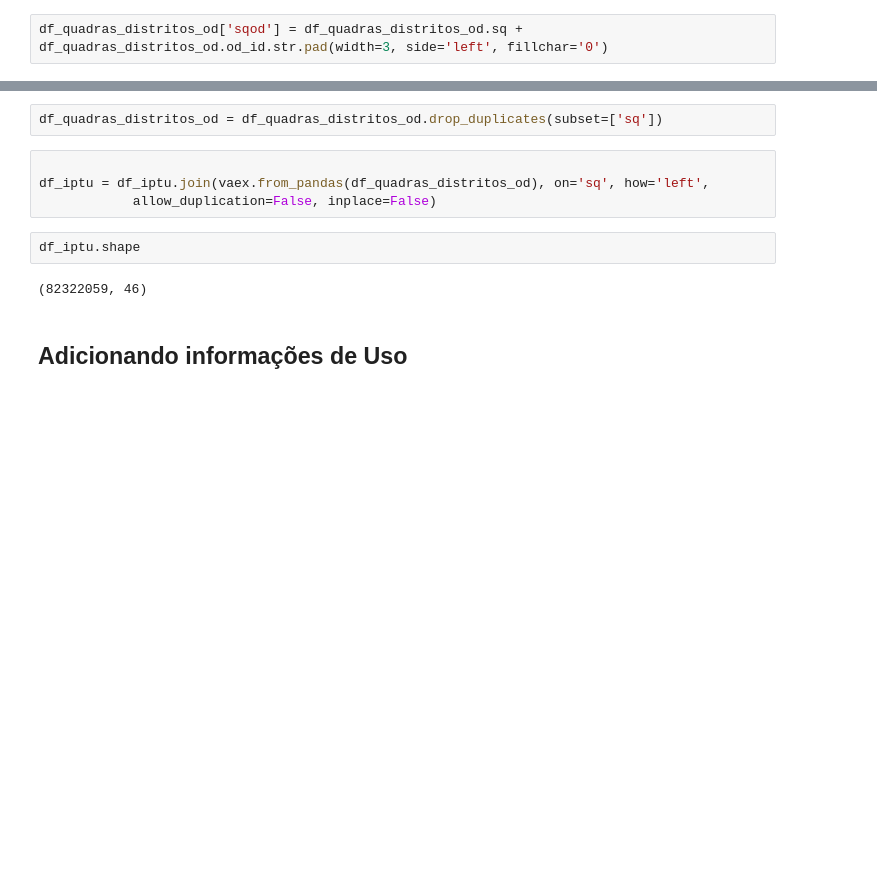
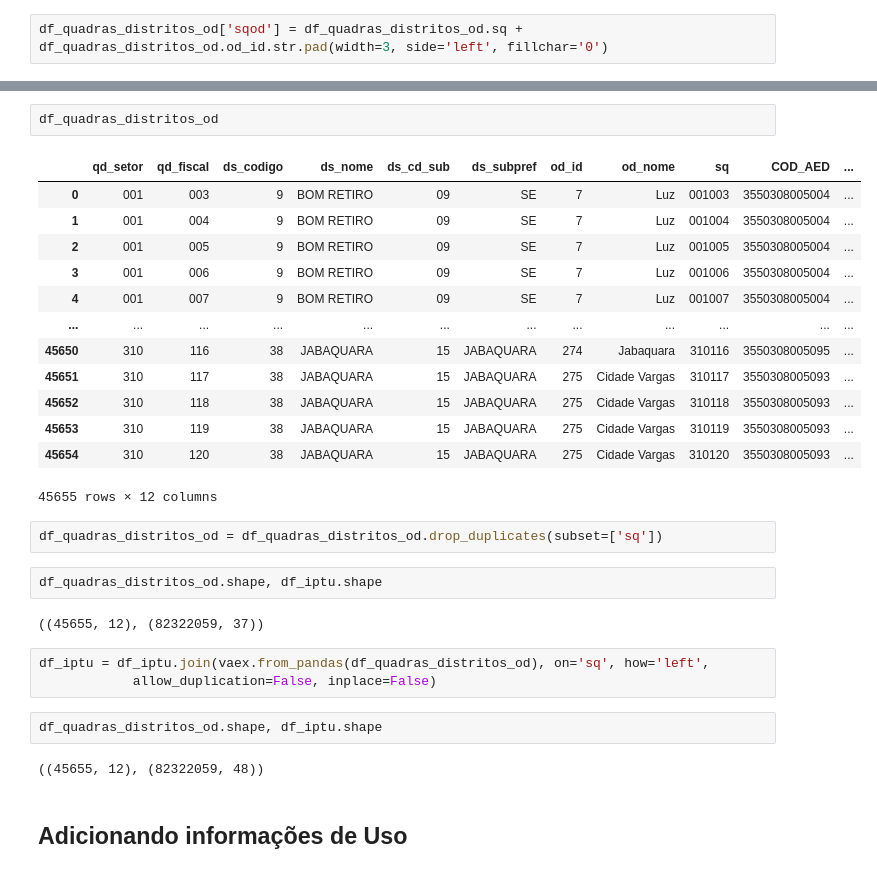
Before and after one commit to cem-usp/dash-iptu, a Jupyter notebook: 01 - Preparando dados do IPTU de 2022.ipynb, the cells around one changed output, grey strips where cells are left out. Drawn from its saved outputs; the diff is of its cells as text; blank space fills up the shorter version.

```diff
--- a/01 - Preparando dados do IPTU de 2022.ipynb
+++ b/01 - Preparando dados do IPTU de 2022.ipynb
@@ -157,13 +186,32 @@ df_quadras_distritos_od.shape
+# %%
+df_quadras_distritos_od
+# %% [output]
+|  | qd_setor | qd_fiscal | ds_codigo | ds_nome | ds_cd_sub | ds_subpref | od_id | od_nome | sq | COD_AED | ... |
+| 0 | 001 | 003 | 9 | BOM RETIRO | 09 | SE | 7 | Luz | 001003 | 3550308005004 | ... |
+| 1 | 001 | 004 | 9 | BOM RETIRO | 09 | SE | 7 | Luz | 001004 | 3550308005004 | ... |
+| 2 | 001 | 005 | 9 | BOM RETIRO | 09 | SE | 7 | Luz | 001005 | 3550308005004 | ... |
+| 3 | 001 | 006 | 9 | BOM RETIRO | 09 | SE | 7 | Luz | 001006 | 3550308005004 | ... |
+| 4 | 001 | 007 | 9 | BOM RETIRO | 09 | SE | 7 | Luz | 001007 | 3550308005004 | ... |
+| ... | ... | ... | ... | ... | ... | ... | ... | ... | ... | ... | ... |
+| 45650 | 310 | 116 | 38 | JABAQUARA | 15 | JABAQUARA | 274 | Jabaquara | 310116 | 3550308005095 | ... |
+| 45651 | 310 | 117 | 38 | JABAQUARA | 15 | JABAQUARA | 275 | Cidade Vargas | 310117 | 3550308005093 | ... |
+| 45652 | 310 | 118 | 38 | JABAQUARA | 15 | JABAQUARA | 275 | Cidade Vargas | 310118 | 3550308005093 | ... |
+| 45653 | 310 | 119 | 38 | JABAQUARA | 15 | JABAQUARA | 275 | Cidade Vargas | 310119 | 3550308005093 | ... |
+| 45654 | 310 | 120 | 38 | JABAQUARA | 15 | JABAQUARA | 275 | Cidade Vargas | 310120 | 3550308005093 | ... |
+45655 rows × 12 columns
 # %%
 df_quadras_distritos_od = df_quadras_distritos_od.drop_duplicates(subset=['sq'])
+# %%
+df_quadras_distritos_od.shape, df_iptu.shape
+# %% [output]
+((45655, 12), (82322059, 37))
 # %%
-
 df_iptu = df_iptu.join(vaex.from_pandas(df_quadras_distritos_od), on='sq', how='left',
             allow_duplication=False, inplace=False)
-# %%
-df_iptu.shape
-# %% [output]
-(82322059, 46)
+# %%
+df_quadras_distritos_od.shape, df_iptu.shape
+# %% [output]
+((45655, 12), (82322059, 48))
 # %% [markdown]
 ## Adicionando informações de Uso
 # %%
```
Also changed, not shown: parts of 30 cells of this notebook, 9 other files.
